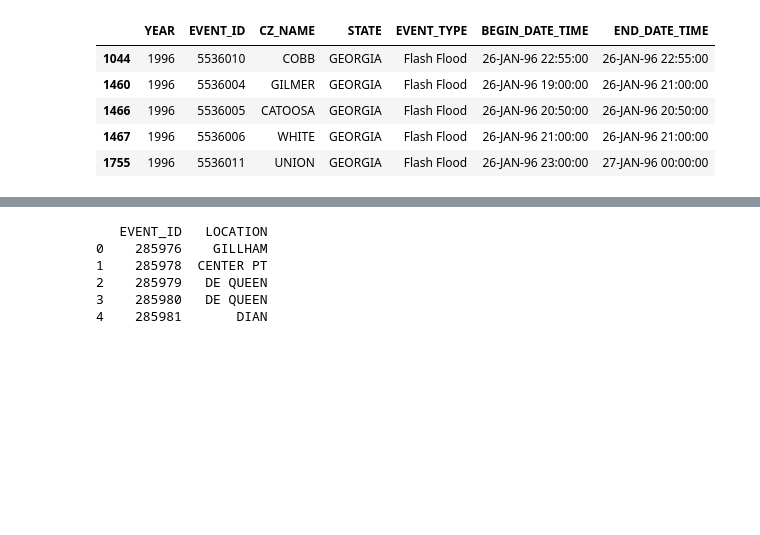
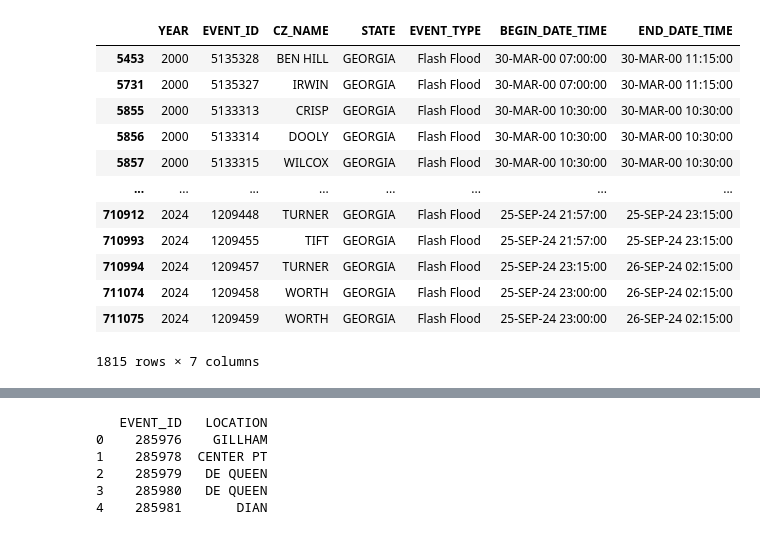
Before and after one commit to paranxia919/Deforestration-and-Flooding-in-GA, a Jupyter notebook: StormData RoC Cla.ipynb, the cells around one changed output, grey strips where cells are left out. Cells and saved outputs as stored; diff of their text form; code cells hidden in the pictures; blank space fills up the shorter version.

```diff
--- a/StormData RoC Cla.ipynb
+++ b/StormData RoC Cla.ipynb
@@ -33,7 +35,7 @@ def load_storm_data():
 
 storm_df = load_storm_data()
 # %%
-def load_selected_storm_data(folder_path, years=[1996, 2024]):
+def load_selected_storm_data(folder_path, years=[2000, 2001, 2002, 2003, 2004, 2005, 2019, 2020, 2021, 2022, 2023, 2024]):
     dataframes = []
     for year in years:
         file_path = os.path.join(folder_path, f"StormDetail_{year}.csv")
@@ -64,19 +66,26 @@ selected_storm_df.tail()
 # %%
 selected_storm_df = selected_storm_df[["YEAR", "EVENT_ID", "CZ_NAME", "STATE","EVENT_TYPE", "BEGIN_DATE_TIME", "END_DATE_TIME"]]
 selected_storm_df = selected_storm_df[
     ((selected_storm_df["EVENT_TYPE"] == "Flood") |
      (selected_storm_df["EVENT_TYPE"] == "Flash Flood") |
      (selected_storm_df["EVENT_TYPE"] == "Coastal Flood")) &
     (selected_storm_df["STATE"] == "GEORGIA")
 ]
-selected_storm_df.head()
+selected_storm_df
 # %% [output]
 |  | YEAR | EVENT_ID | CZ_NAME | STATE | EVENT_TYPE | BEGIN_DATE_TIME | END_DATE_TIME |
-| 1044 | 1996 | 5536010 | COBB | GEORGIA | Flash Flood | 26-JAN-96 22:55:00 | 26-JAN-96 22:55:00 |
-| 1460 | 1996 | 5536004 | GILMER | GEORGIA | Flash Flood | 26-JAN-96 19:00:00 | 26-JAN-96 21:00:00 |
-| 1466 | 1996 | 5536005 | CATOOSA | GEORGIA | Flash Flood | 26-JAN-96 20:50:00 | 26-JAN-96 20:50:00 |
-| 1467 | 1996 | 5536006 | WHITE | GEORGIA | Flash Flood | 26-JAN-96 21:00:00 | 26-JAN-96 21:00:00 |
-| 1755 | 1996 | 5536011 | UNION | GEORGIA | Flash Flood | 26-JAN-96 23:00:00 | 27-JAN-96 00:00:00 |
+| 5453 | 2000 | 5135328 | BEN HILL | GEORGIA | Flash Flood | 30-MAR-00 07:00:00 | 30-MAR-00 11:15:00 |
+| 5731 | 2000 | 5135327 | IRWIN | GEORGIA | Flash Flood | 30-MAR-00 07:00:00 | 30-MAR-00 11:15:00 |
+| 5855 | 2000 | 5133313 | CRISP | GEORGIA | Flash Flood | 30-MAR-00 10:30:00 | 30-MAR-00 10:30:00 |
+| 5856 | 2000 | 5133314 | DOOLY | GEORGIA | Flash Flood | 30-MAR-00 10:30:00 | 30-MAR-00 10:30:00 |
+| 5857 | 2000 | 5133315 | WILCOX | GEORGIA | Flash Flood | 30-MAR-00 10:30:00 | 30-MAR-00 10:30:00 |
+| ... | ... | ... | ... | ... | ... | ... | ... |
+| 710912 | 2024 | 1209448 | TURNER | GEORGIA | Flash Flood | 25-SEP-24 21:57:00 | 25-SEP-24 23:15:00 |
+| 710993 | 2024 | 1209455 | TIFT | GEORGIA | Flash Flood | 25-SEP-24 21:57:00 | 25-SEP-24 23:15:00 |
+| 710994 | 2024 | 1209457 | TURNER | GEORGIA | Flash Flood | 25-SEP-24 23:15:00 | 26-SEP-24 02:15:00 |
+| 711074 | 2024 | 1209458 | WORTH | GEORGIA | Flash Flood | 25-SEP-24 23:00:00 | 26-SEP-24 02:15:00 |
+| 711075 | 2024 | 1209459 | WORTH | GEORGIA | Flash Flood | 25-SEP-24 23:00:00 | 26-SEP-24 02:15:00 |
+1815 rows × 7 columns
 # %%
 
 selected_storm_df["year"] = pd.to_datetime(selected_storm_df["BEGIN_DATE_TIME"], errors="coerce").dt.year
```
Also changed, not shown: parts of 10 cells of this notebook, 1 other file.
